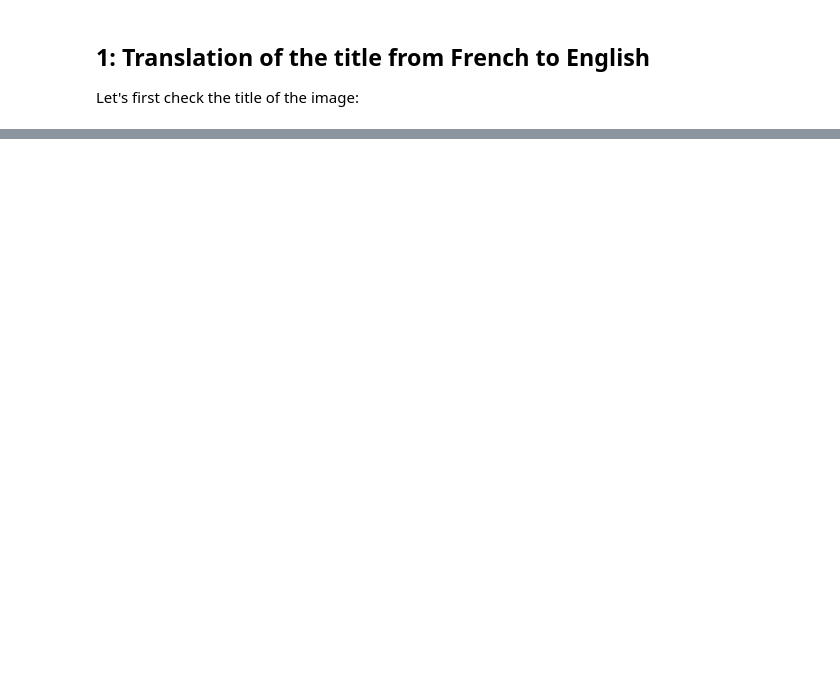
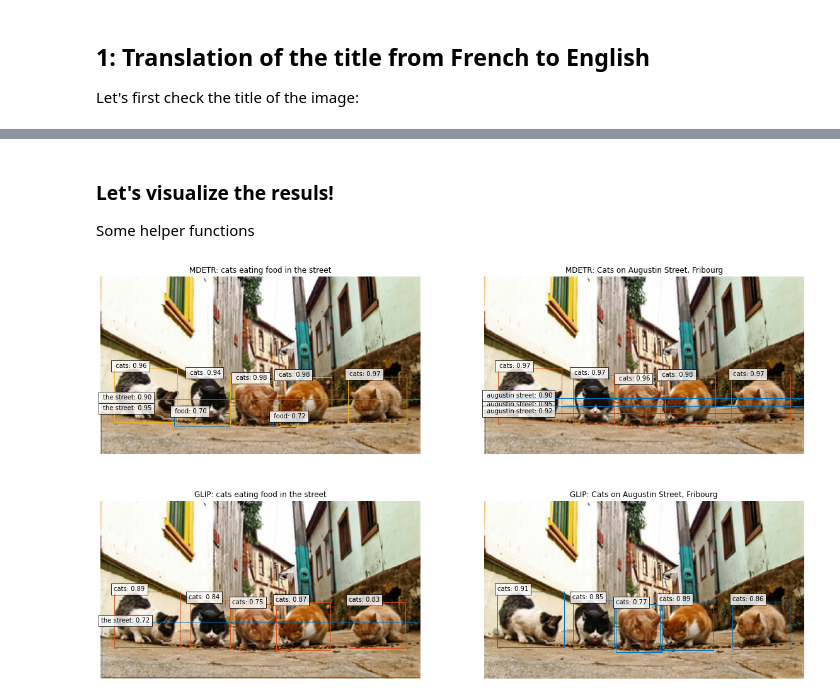
Before and after one commit to tgieruc/Heritage-in-the-digital-age, a Jupyter notebook: demo_pipeline.ipynb, the cells around one changed output, grey strips where cells are left out. Cells and saved outputs as stored; diff of their text form; code cells hidden in the pictures; blank space fills up the shorter version.

Commit message:
Demo colab for the whole pipeline

```diff
--- a/demo_pipeline.ipynb
+++ b/demo_pipeline.ipynb
@@ -68,0 +166,3 @@ The new information:
+# %% [markdown]
+ ### Let's visualize the resuls!
+ Some helper functions
@@ -68,0 +237,15 @@ The new information:
+# %%
+results = pd.read_pickle('demo/3_phrase_grounding.pkl').iloc[0]
+img = plt.imread('demo/img/' + results['filename'])
+fig, ax = plt.subplots(2,2,figsize=(20,12))
+for i, (model, expression) in enumerate(zip(*[['MDETR', 'MDETR', 'GLIP', 'GLIP'],['caption', 'title', 'caption', 'title']])):
+  j,k = i // 2, i % 2
+  ax[j,k] = plot_results(ax[j,k], img, results[f'{model}_{expression}'], masks=None, conf=0)
+  ax[j,k].title.set_text(f"{model}: {results['caption'] if expression=='caption' else results['title_en']}")
+  ax[j,k].set_xticks([])
+  ax[j,k].set_yticks([])
+  ax[j,k].axis('off')
+fig.patch.set_facecolor('xkcd:white')
+plt.show()
+# %% [output]
+[figure, added]
```
Also changed, not shown: parts of 48 cells of this notebook.
